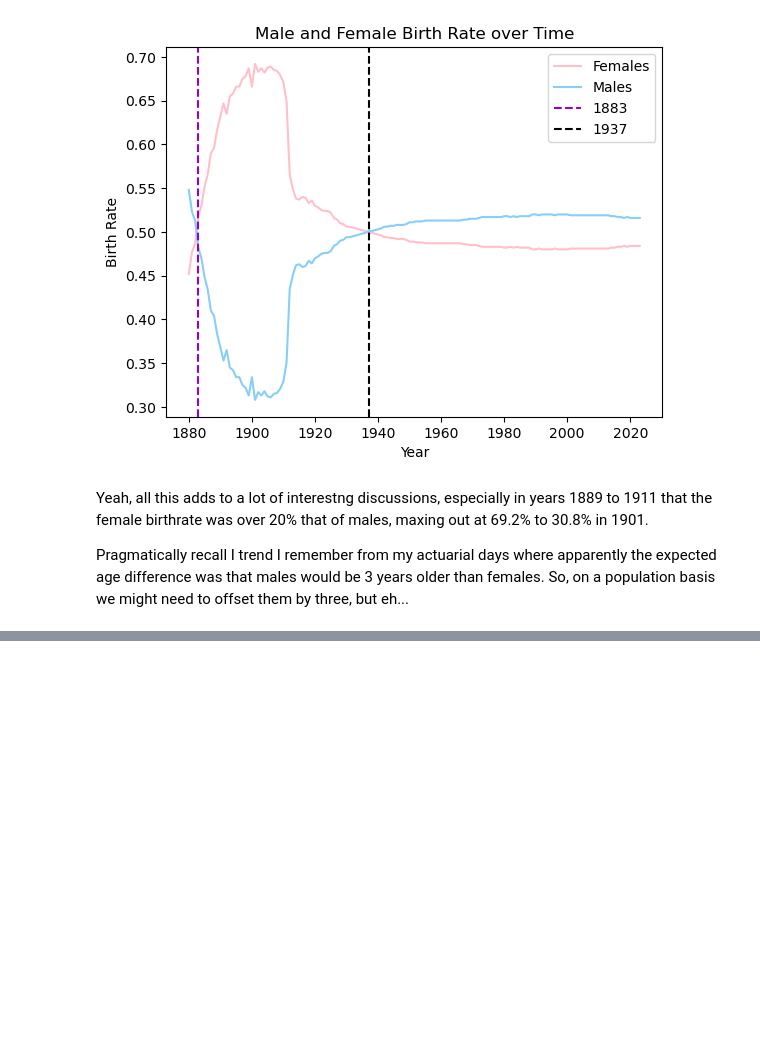
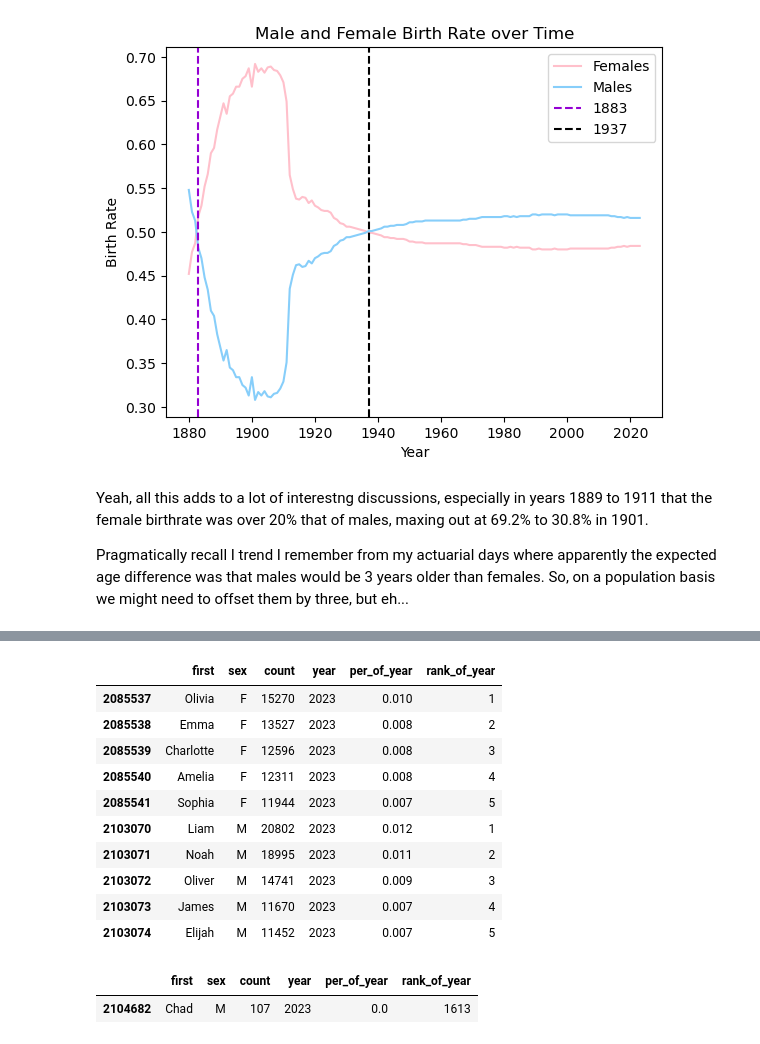
Before and after one commit to bwolff26/name_study, a Jupyter notebook: code/ceda_i.ipynb, the cells around one changed output, grey strips where cells are left out. Saved outputs shown, nothing was run; the diff lists cells and outputs as text; code cells hidden in the pictures; blank space fills up the shorter version.

```diff
--- a/code/ceda_i.ipynb
+++ b/code/ceda_i.ipynb
@@ -164,0 +310,19 @@ Pragmatically recall I trend I remember from my actuarial days where apparently
+# %%
+df[(df['year']==2023)&(df['rank_of_year']<6)]
+# %% [output]
+|  | first | sex | count | year | per_of_year | rank_of_year |
+| 2085537 | Olivia | F | 15270 | 2023 | 0.010 | 1 |
+| 2085538 | Emma | F | 13527 | 2023 | 0.008 | 2 |
+| 2085539 | Charlotte | F | 12596 | 2023 | 0.008 | 3 |
+| 2085540 | Amelia | F | 12311 | 2023 | 0.008 | 4 |
+| 2085541 | Sophia | F | 11944 | 2023 | 0.007 | 5 |
+| 2103070 | Liam | M | 20802 | 2023 | 0.012 | 1 |
+| 2103071 | Noah | M | 18995 | 2023 | 0.011 | 2 |
+| 2103072 | Oliver | M | 14741 | 2023 | 0.009 | 3 |
+| 2103073 | James | M | 11670 | 2023 | 0.007 | 4 |
+| 2103074 | Elijah | M | 11452 | 2023 | 0.007 | 5 |
+# %%
+df[(df['year']==2023)&(df['first']=='Chad')]
+# %% [output]
+|  | first | sex | count | year | per_of_year | rank_of_year |
+| 2104682 | Chad | M | 107 | 2023 | 0.0 | 1613 |
```
Also changed, not shown: parts of 11 cells of this notebook, 1 other file.
